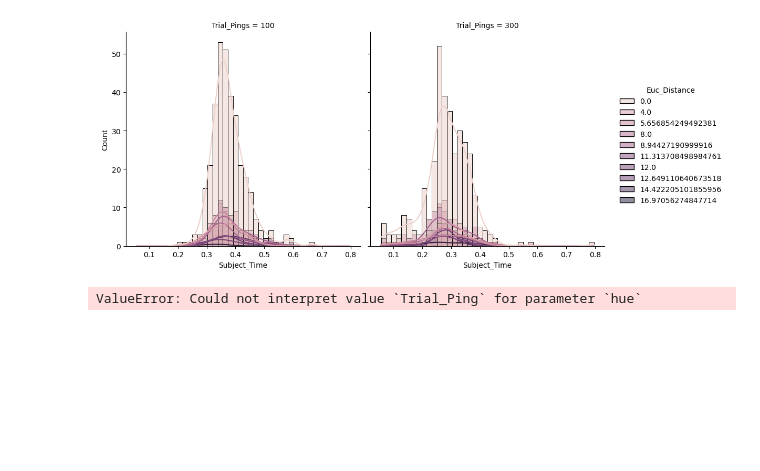
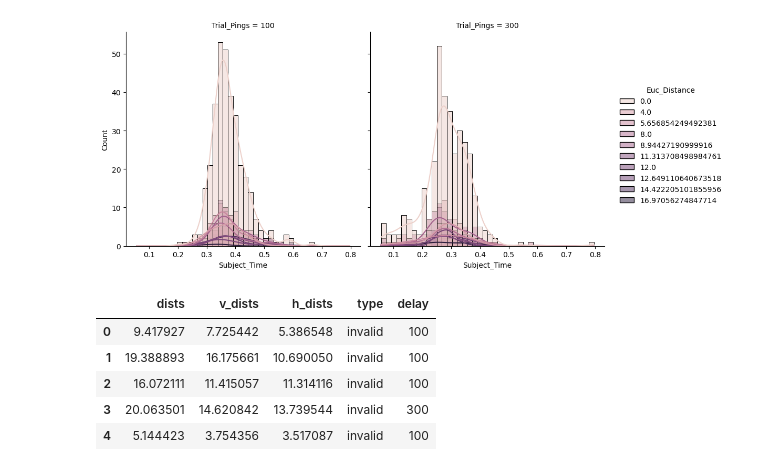
Before and after one commit to kadirberatyildirim/Neuroscience-Projects, a Jupyter notebook: attention_project/analysis.ipynb, the cells around one changed output. Saved outputs shown, nothing was run; the diff lists cells and outputs as text; code cells hidden in the pictures; blank space fills up the shorter version.

```diff
--- a/attention_project/analysis.ipynb
+++ b/attention_project/analysis.ipynb
@@ -78,7 +78,3 @@ sns.displot(data=df, x='Subject_Time', hue='Euc_Distance', col='Trial_Pings', kd
 plt.show()
 # %% [output]
 [figure]
-# %%
-sns.scatterplot(data=df, x='Subject_Time', hue='Trial_Ping', size='Euc_Distance')
-# %% [output]
-ValueError: Could not interpret value `Trial_Ping` for parameter `hue`
@@ -84,0 +92,32 @@ ValueError: Could not interpret value `Trial_Ping` for parameter `hue`
+# %%
+dists = np.random.uniform(0, 22.63, 640)
+
+df = pd.DataFrame()
+v_dists, h_dists = [], []
+angles = np.random.uniform(0, np.pi*2, 1280)
+for i, dist in enumerate(dists):
+    v_dists.append(abs(dist*np.sin(angles[i])))
+    h_dists.append(abs(dist*np.cos(angles[i])))
+df['dists'] = dists
+df['v_dists'] = v_dists
+df['h_dists'] = h_dists
+df['type'] = ['invalid']*640
+
+v_df = pd.DataFrame()
+v_df['dists'] = np.zeros(640)
+v_df['v_dists'] = np.zeros(640)
+v_df['h_dists'] = np.zeros(640)
+v_df['type'] = ['valid']*640
+
+df = pd.concat([df, v_df], ignore_index=True)
+
+df['delay'] = [np.random.choice([100, 300]) for _ in range(1280)]
+
+df.head()
+# %% [output]
+|  | dists | v_dists | h_dists | type | delay |
+| 0 | 9.417927 | 7.725442 | 5.386548 | invalid | 100 |
+| 1 | 19.388893 | 16.175661 | 10.690050 | invalid | 100 |
+| 2 | 16.072111 | 11.415057 | 11.314116 | invalid | 100 |
+| 3 | 20.063501 | 14.620842 | 13.739544 | invalid | 300 |
+| 4 | 5.144423 | 3.754356 | 3.517087 | invalid | 100 |
```
Also changed, not shown: parts of 7 cells of this notebook, 1 other file.
